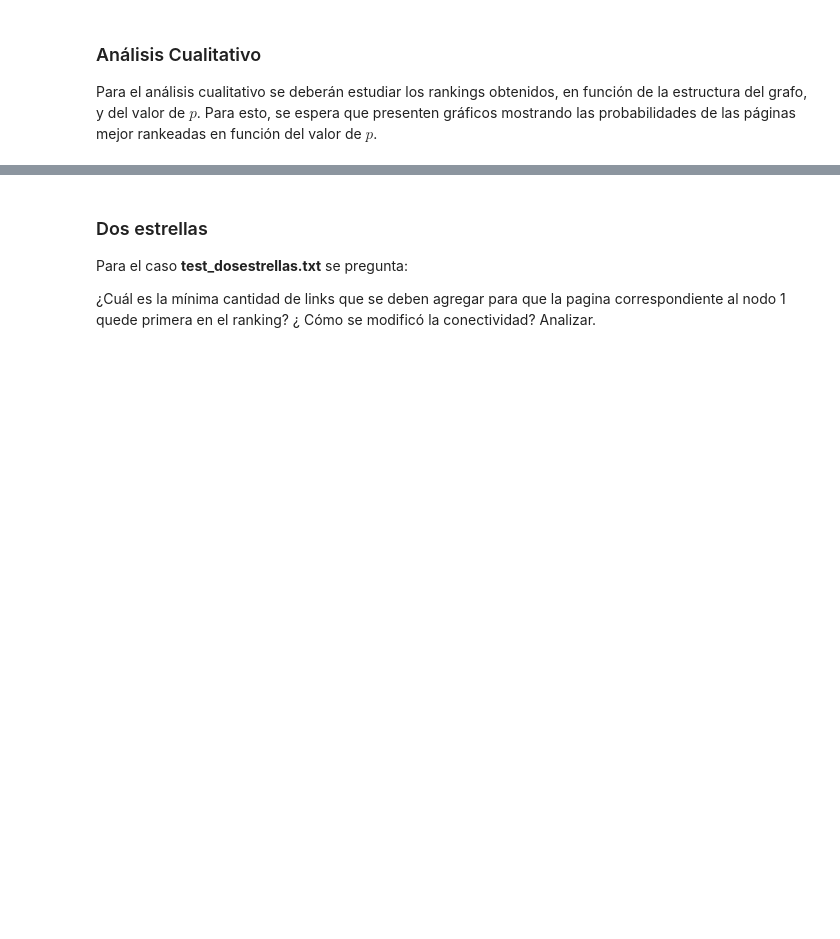
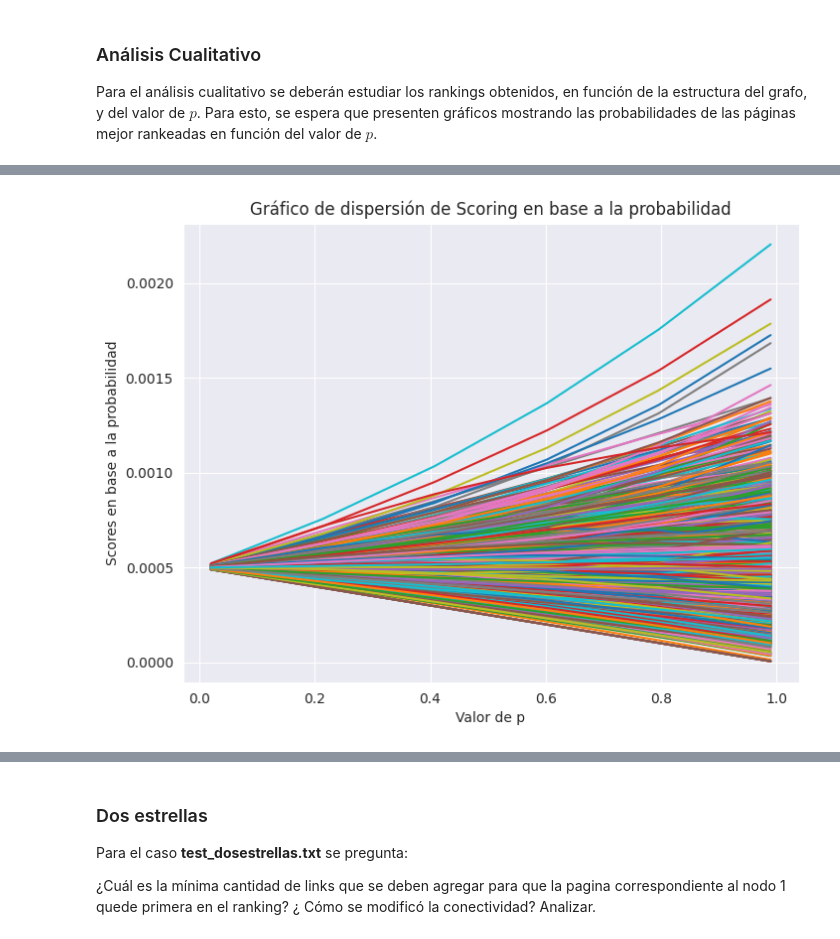
Before and after one commit to lmendezayl/uba-alc, a Jupyter notebook: Recursos TP1-20240502/template-alumnos/template-alumnos/grupo_Mendez_Busso_TP1.ipynb, the cells around one changed output, grey strips where cells are left out. Saved outputs shown, nothing was run; the diff lists cells and outputs as text; code cells hidden in the pictures; blank space fills up the shorter version.

```diff
--- a/Recursos TP1-20240502/template-alumnos/template-alumnos/grupo_Mendez_Busso_TP1.ipynb
+++ b/Recursos TP1-20240502/template-alumnos/template-alumnos/grupo_Mendez_Busso_TP1.ipynb
@@ -445,0 +432,5 @@ graficarProbabilidadesScore()
+# %%
+archivo_test='./tests/test_15_segundos.txt'
+graficarProbabilidadesScore(6)
+# %% [output]
+[figure, added]
```
Also changed, not shown: parts of 6 cells of this notebook, 1 other file.
